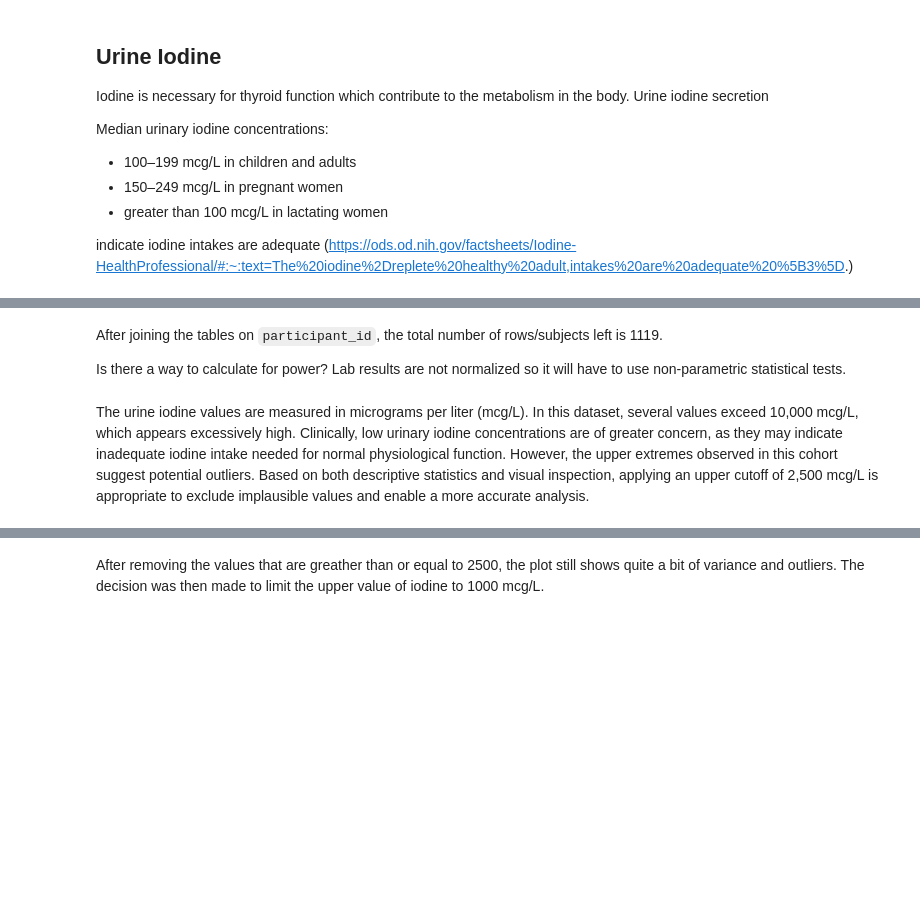
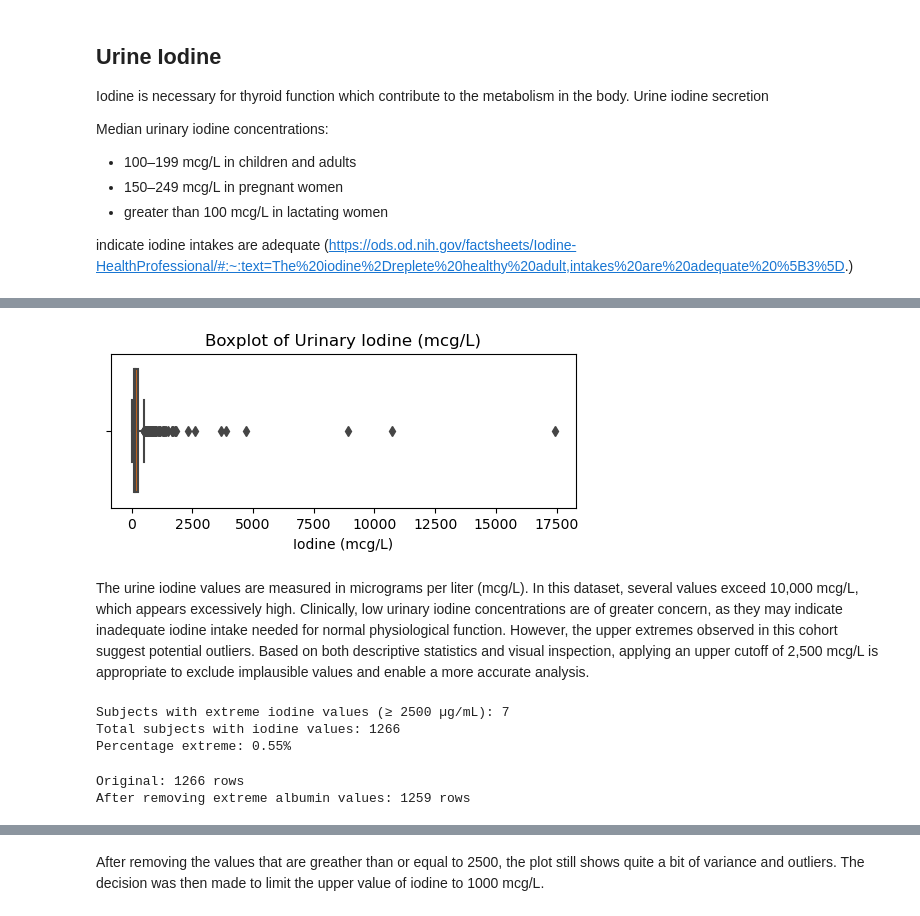
Before and after one commit to eudorach/portfolio_ds_projects, a Jupyter notebook: NHANES_analysis/sandbox_notebooks/analysis_sandbox/2.urine_data_analysis (obese).ipynb, the cells around one changed output, grey strips where cells are left out. Cells and saved outputs as stored; diff of their text form; code cells hidden in the pictures; blank space fills up the shorter version.

Commit message:
updated analysis

```diff
--- a/NHANES_analysis/sandbox_notebooks/analysis_sandbox/2.urine_data_analysis (obese).ipynb
+++ b/NHANES_analysis/sandbox_notebooks/analysis_sandbox/2.urine_data_analysis (obese).ipynb
@@ -83,5 +104,6 @@ WHERE bmi >= 30;
 # %%
-df = pd.read_sql('SELECT * FROM urine_analysis_obese', engine)
+df_cra = pd.read_sql('SELECT * FROM urine_cralb_obese', engine)
+df_i = pd.read_sql('SELECT * FROM urine_io_obese', engine)
 # %% [markdown]
 ## Urine Albumin
 
@@ -680,5 +693,0 @@ urine_iodine.shape
-# %% [markdown]
-After joining the tables on `participant_id`, the total number of rows/subjects left is 1119.
-
-Is there a way to calculate for power?
-Lab results are not normalized so it will have to use non-parametric statistical tests.
@@ -693,9 +694,11 @@ urine_iodine.describe()
 # %%
 plt.figure(figsize=(6,2))
-sns.boxplot(x=urine_iodine['urine_iodine'], color='#E66100')
+sns.boxplot(x=df_i['urine_iodine'], color='#E66100')
 plt.title("Boxplot of Urinary Iodine (mcg/L)")
 plt.xlabel("Iodine (mcg/L)")
 plt.show()
+# %% [output]
+[figure, added]
 # %% [markdown]
 The urine iodine values are measured in micrograms per liter (mcg/L). In this dataset, several values exceed 10,000 mcg/L, which appears excessively high. Clinically, low urinary iodine concentrations are of greater concern, as they may indicate inadequate iodine intake needed for normal physiological function. However, the upper extremes observed in this cohort suggest potential outliers. Based on both descriptive statistics and visual inspection, applying an upper cutoff of 2,500 mcg/L is appropriate to exclude implausible values and enable a more accurate analysis.
 # %%
@@ -703,10 +706,10 @@ The urine iodine values are measured in micrograms per liter (mcg/L). In this da
 threshold = 2500
 
 # Count how many subjects exceed the threshold
-extreme_count = (urine_iodine['urine_iodine'] >= threshold).sum()
+extreme_count = (df_i['urine_iodine'] >= threshold).sum()
 
 # Total number of subjects
-total_count = urine_iodine['urine_iodine'].notna().sum()
+total_count = df_i['urine_iodine'].notna().sum()
 
 # Percentage
 extreme_percent = (extreme_count / total_count) * 100
@@ -714,10 +717,17 @@ extreme_percent = (extreme_count / total_count) * 100
 print(f"Subjects with extreme iodine values (≥ {threshold} µg/mL): {extreme_count}")
 print(f"Total subjects with iodine values: {total_count}")
 print(f"Percentage extreme: {extreme_percent:.2f}%")
+# %% [output]
+Subjects with extreme iodine values (≥ 2500 µg/mL): 7
+Total subjects with iodine values: 1266
+Percentage extreme: 0.55%
 # %%
 # Keep only subjects below threshold
-urine_iodine_clean = urine_iodine[urine_iodine['urine_iodine'] < threshold].copy()
+df_i_clean = df_i[df_i['urine_iodine'] < threshold].copy()
 
-print(f"Original: {urine_iodine.shape[0]} rows")
-print(f"After removing extreme albumin values: {urine_iodine_clean.shape[0]} rows")
+print(f"Original: {df_i.shape[0]} rows")
+print(f"After removing extreme albumin values: {df_i_clean.shape[0]} rows")
+# %% [output]
+Original: 1266 rows
+After removing extreme albumin values: 1259 rows
 # %%
```
Also changed, not shown: parts of 87 cells of this notebook, 1 other file.
